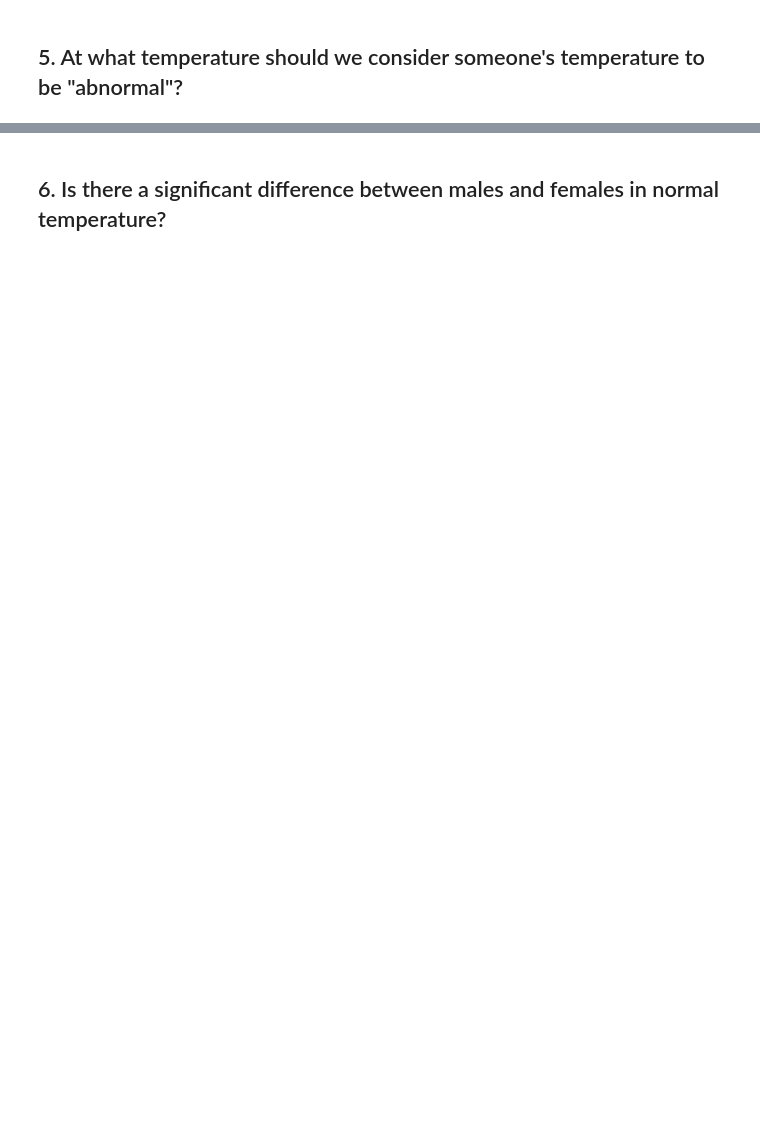
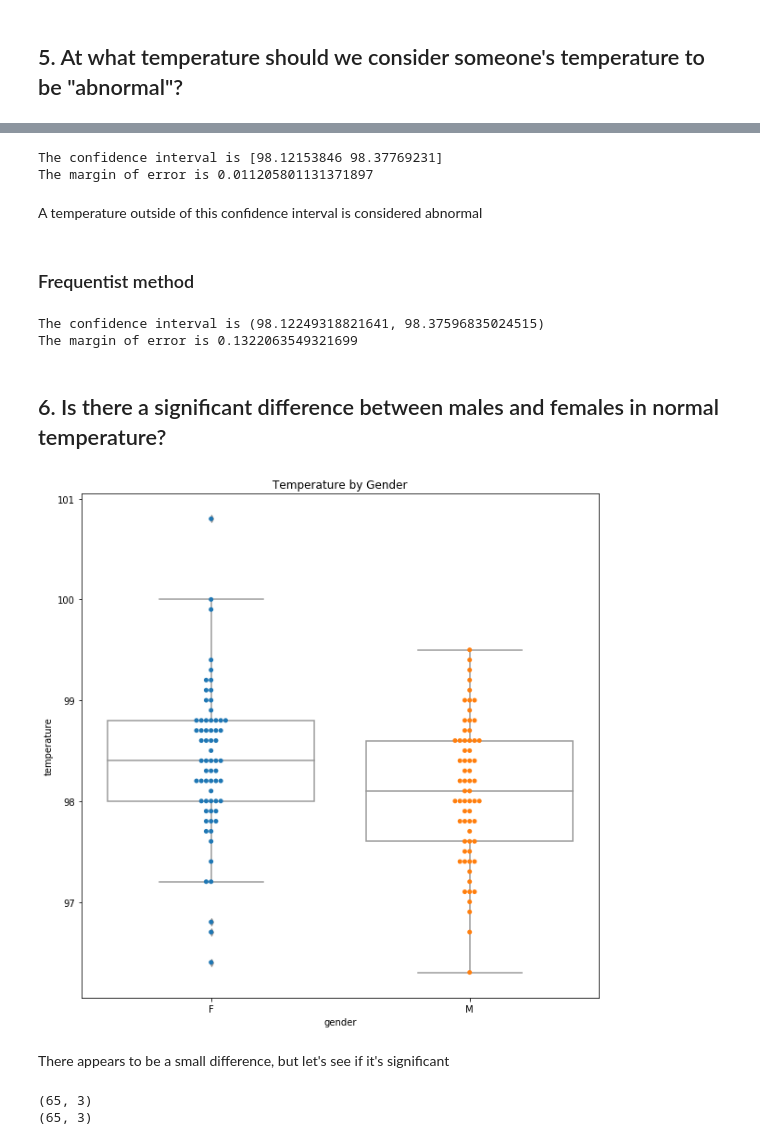
Before and after one commit to ryatchak/springboard, a Jupyter notebook: EDA_human_temperature/sliderule_dsi_inferential_statistics_exercise_1.ipynb, the cells around one changed output, grey strips where cells are left out. Saved outputs shown, nothing was run; the diff lists cells and outputs as text; code cells hidden in the pictures; blank space fills up the shorter version.

```diff
--- a/EDA_human_temperature/sliderule_dsi_inferential_statistics_exercise_1.ipynb
+++ b/EDA_human_temperature/sliderule_dsi_inferential_statistics_exercise_1.ipynb
@@ -168,2 +235,45 @@ The bootstrap method suggests that the population mean is closer to 98.25 degree
+# %%
+bs_replicates = draw_bs_reps(df.temperature, np.mean, 10000)
+print('The confidence interval is {}'.format(np.percentile(bs_replicates,[2.5, 97.5])))
+
+# Estimate standard error
+std_error = np.std(bs_replicates)/ np.sqrt(df.temperature.shape[0])
+margin_of_error = 1.96*std_error
+print('The margin of error is {}'.format(margin_of_error))
+# %% [output]
+The confidence interval is [98.12153846 98.37769231]
+The margin of error is 0.011205801131371897
+# %% [markdown]
+A temperature outside of this confidence interval is considered abnormal
+# %% [markdown]
+### Frequentist method
+# %%
+# loc = sample mean
+# scale = sample std deviation/ sqrt(n)
+# degrees of freedom = n-1
+t_margin_of_error = scipy.stats.t.ppf(q = 0.975, df=24)* (np.std(df.temperature)/ np.sqrt(130))
+t_conf_int = scipy.stats.t.interval(0.95, df= 129, loc=np.mean(df.temperature), scale=np.std(df.temperature)/np.sqrt(130))
+print('The confidence interval is {}'.format(t_conf_int))
+print('The margin of error is {}'.format(t_margin_of_error))
+# %% [output]
+The confidence interval is (98.12249318821641, 98.37596835024515)
+The margin of error is 0.1322063549321699
 # %% [markdown]
 ## 6. Is there a significant difference between males and females in normal temperature?
+# %%
+_ = plt.subplots(figsize=(10,10))
+ax = sns.boxplot(x='gender', y='temperature', data= df, color='white')
+ax = sns.swarmplot(x='gender', y='temperature', data=df)
+_ = plt.title('Temperature by Gender')
+# %% [output]
+[figure, added]
+# %% [markdown]
+There appears to be a small difference, but let's see if it's significant
+# %%
+df_female = df[df.gender=='F']
+df_male = df[df.gender=='M']
+print(df_female.shape)
+print(df_male.shape)
+# %% [output]
+(65, 3)
+(65, 3)
```
Also changed, not shown: parts of 24 cells of this notebook.
